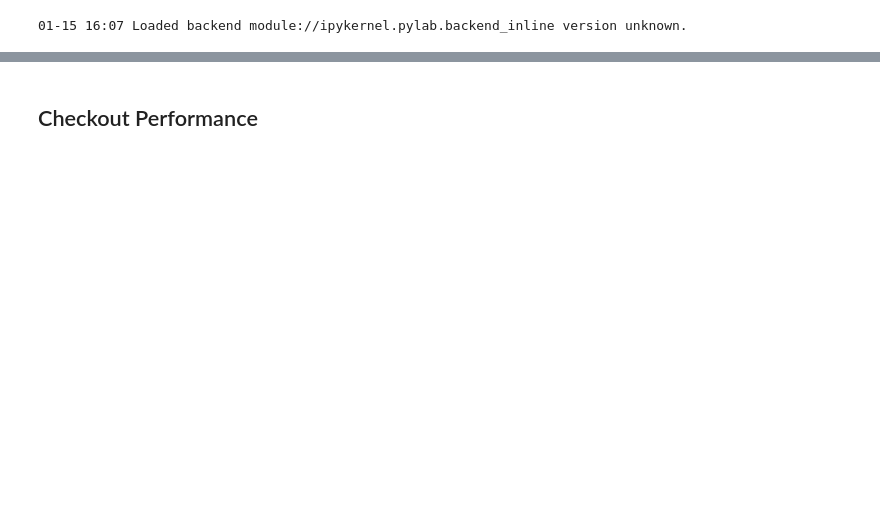
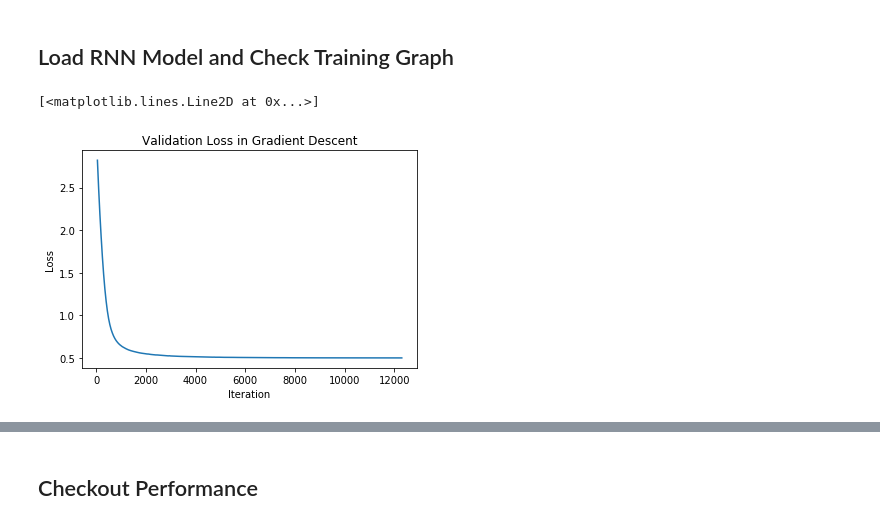
Before and after one commit to q0115643/arithmetic-hash, a Jupyter notebook: Untitled.ipynb, the cells around one changed output, grey strips where cells are left out. Cells and saved outputs as stored; diff of their text form; code cells hidden in the pictures; blank space fills up the shorter version.

```diff
--- a/Untitled.ipynb
+++ b/Untitled.ipynb
@@ -101,21 +0,0 @@ print(char2int)
-# %%
-train_tokens = []
-with open(train_tokens_csv_fp) as f:
-    lines = csv.reader(f)
-    next(lines)
-    for line in lines:
-        tok = line[0]
-        cnt = int(line[1])
-        for i in range(cnt):
-            train_tokens.append(tok)
-train_tokens = [np.array([char2int[char] for char in token]) for token in train_tokens]
-test_tokens = []
-with open(test_tokens_csv_fp) as f:
-    lines = csv.reader(f)
-    next(lines)
-    for line in lines:
-        tok = line[0]
-        cnt = int(line[1])
-        for i in range(cnt):
-            test_tokens.append(tok)
-test_tokens = [np.array([char2int[char] for char in token]) for token in test_tokens]
@@ -249,10 +1,23 @@ except KeyboardInterrupt:
+# %% [markdown]
+## Load RNN Model and Check Training Graph
 # %%
+import torch
 %matplotlib inline
 import matplotlib.pyplot as plt
+model_path = './data/checkpoint/rnn.pkl'
+iter_print_cycle = 50
 state = torch.load(model_path)
 eval_loss_record = state['eval_loss_record']
 train_loss_record = state['train_loss_record']
-# %% [output]
-01-15 16:07 Loaded backend module://ipykernel.pylab.backend_inline version unknown.
+# %%
+plt.figure()
+plt.title("Validation Loss in Gradient Descent")
+eval_loss_xrange = [(i+1)*iter_print_cycle for i in list(range(len(eval_loss_record)))]
+plt.xlabel("Iteration")
+plt.ylabel("Loss")
+plt.plot(eval_loss_xrange, eval_loss_record)
+# %% [output]
+[<matplotlib.lines.Line2D at 0x...>]
+[figure, added]
 # %%
 plt.figure()
```
Also changed, not shown: parts of 27 cells of this notebook, 9 other files.
